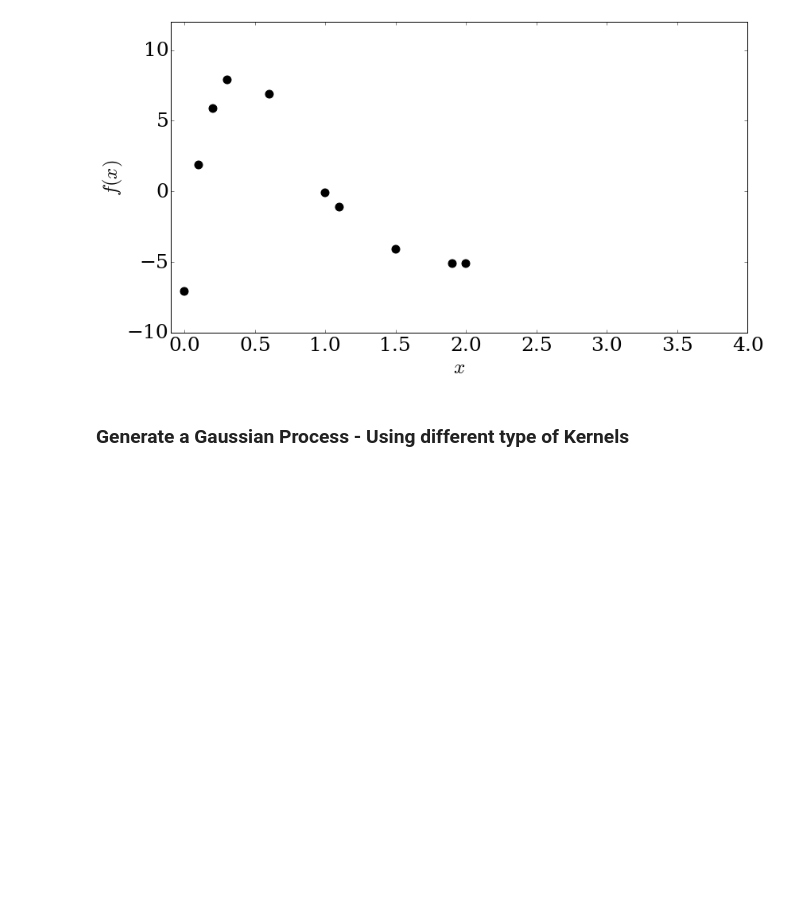
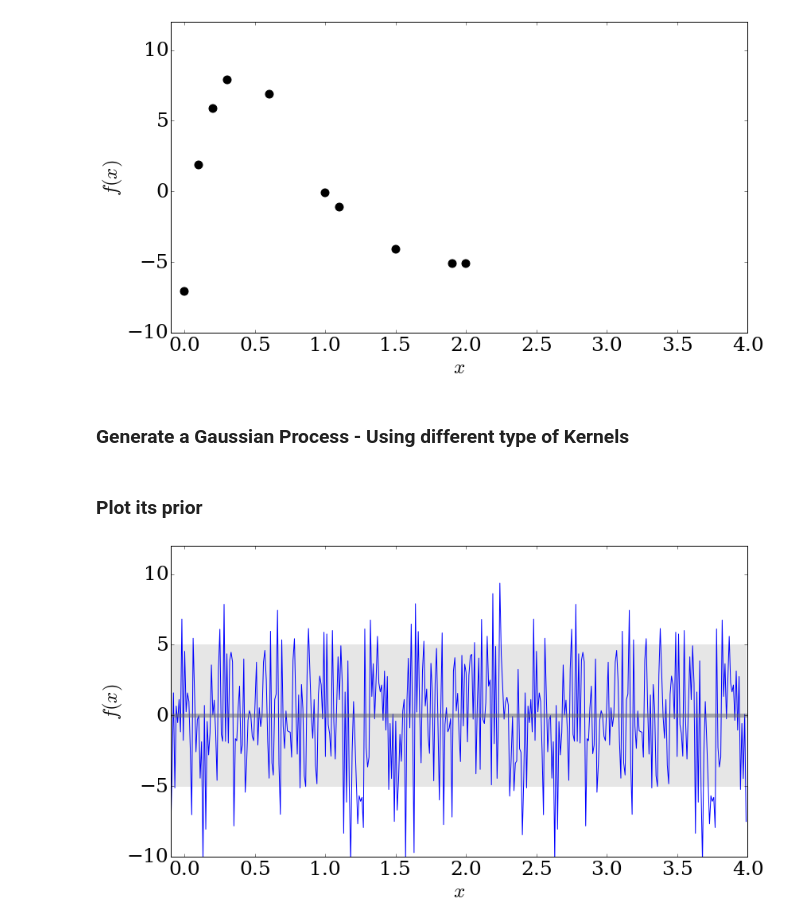
Before and after one commit to nehgu/ML-Exercises-TUM, a Jupyter notebook: Gaussian Processes/GP_interactive.ipynb, the cells around one changed output. Cells and saved outputs as stored; diff of their text form; code cells hidden in the pictures; blank space fills up the shorter version.

Commit message:
Plot GP prior.

```diff
--- a/Gaussian Processes/GP_interactive.ipynb
+++ b/Gaussian Processes/GP_interactive.ipynb
@@ -171,3 +171,10 @@ set_plotting_options(plt, xlim, ylim)
 #gp = GP(kernel='rq', kernelargs={'l':.2, 'sigma':2.5, 'alpha': 1., 'noise_sigma': 1.})
 gp = GP(kernel='per', kernelargs={'l':1., 'sigma':2.5, 'p': 0.05})
 gp.fit(t, ft)
+# %% [markdown]
+### Plot its prior
+# %%
+gp.plot_prior(tstar, N_lines=1, plot_funmean=False)
+set_plotting_options(plt, xlim, ylim)
+# %% [output]
+[figure, added]
```
